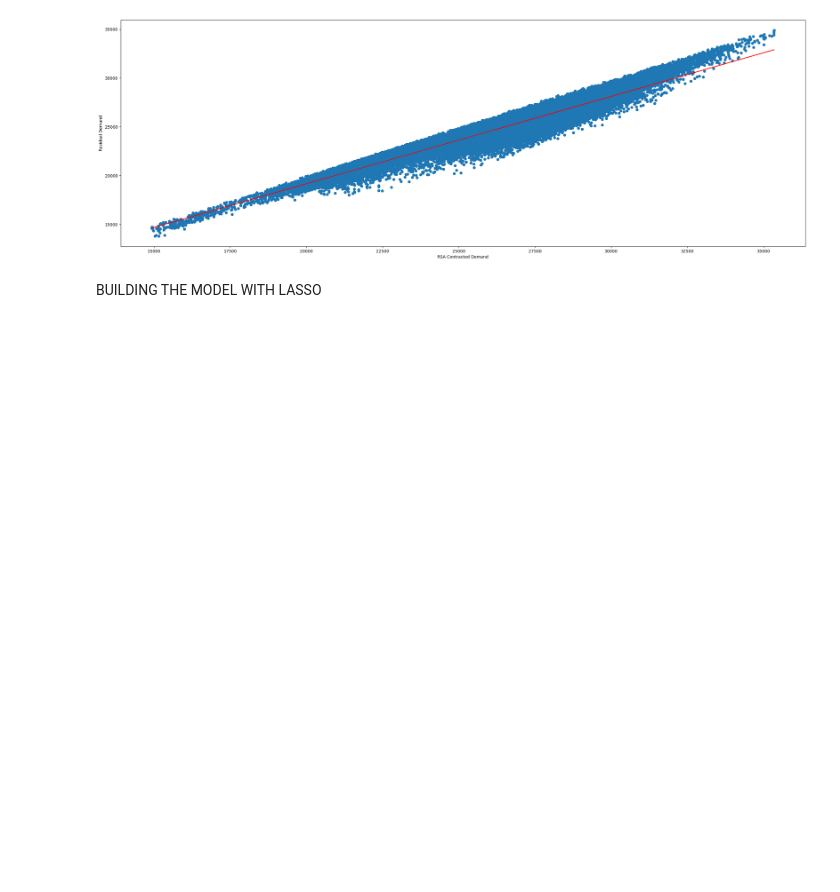
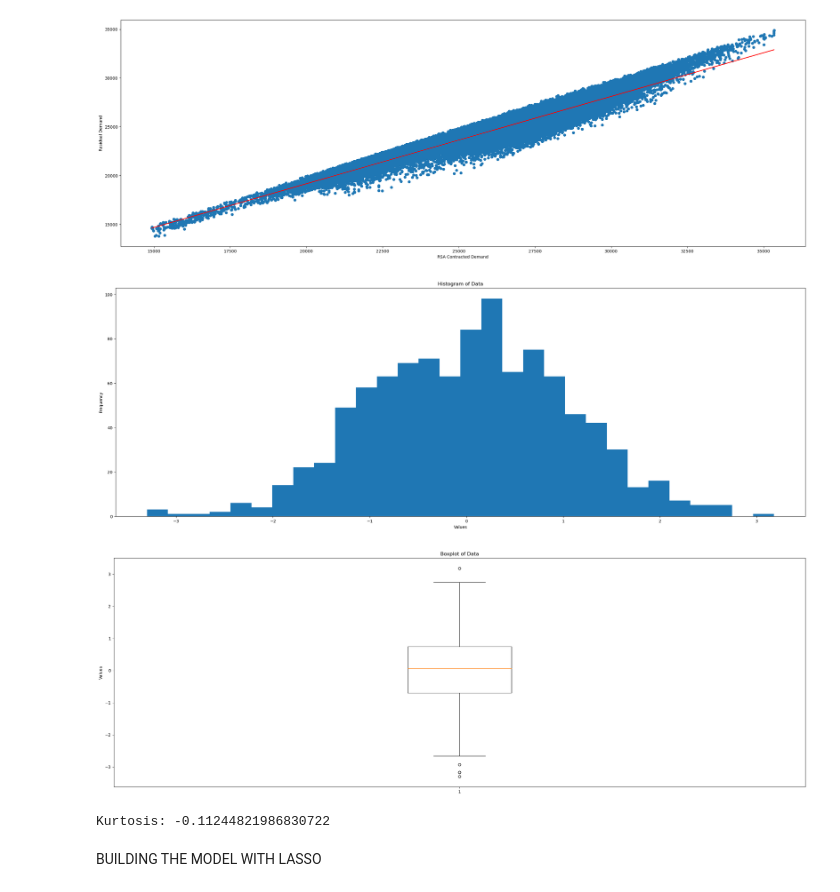
Before and after one commit to The-DigitalAcademy/SmartEnergyForecast-SEF-, a Jupyter notebook: Python/EskomDemand.ipynb, the cells around one changed output. Saved outputs shown, nothing was run; the diff lists cells and outputs as text; code cells hidden in the pictures; blank space fills up the shorter version.

```diff
--- a/Python/EskomDemand.ipynb
+++ b/Python/EskomDemand.ipynb
@@ -326,6 +341,38 @@ plt.xlabel("RSA Contracted Demand")
 plt.show()
 # %% [output]
 [figure]
+# %%
+import numpy as np
+import scipy.stats as stats
+import matplotlib.pyplot as plt
+
+fig = plt.figure(figsize=(30,10))
+# Generate some random data
+data = np.random.normal(0, 1, 1000)
+
+# Calculate the kurtosis of the data
+kurt = stats.kurtosis(data)
+
+# Plot a histogram of the data
+plt.hist(data, bins=30)
+plt.title('Histogram of Data')
+plt.xlabel('Values')
+plt.ylabel('Frequency')
+plt.show()
+
+# Plot a boxplot of the data
+fig = plt.figure(figsize=(30,10))
+plt.boxplot(data)
+plt.title('Boxplot of Data')
+plt.ylabel('Values')
+plt.show()
+
+# Print the kurtosis value
+print('Kurtosis:', kurt)
+# %% [output]
+[figure, added]
+[figure, added]
+Kurtosis: -0.11244821986830722
 # %% [markdown]
 BUILDING THE MODEL WITH LASSO
 # %%
```
Also changed, not shown: parts of 9 cells of this notebook, 1 other file.
